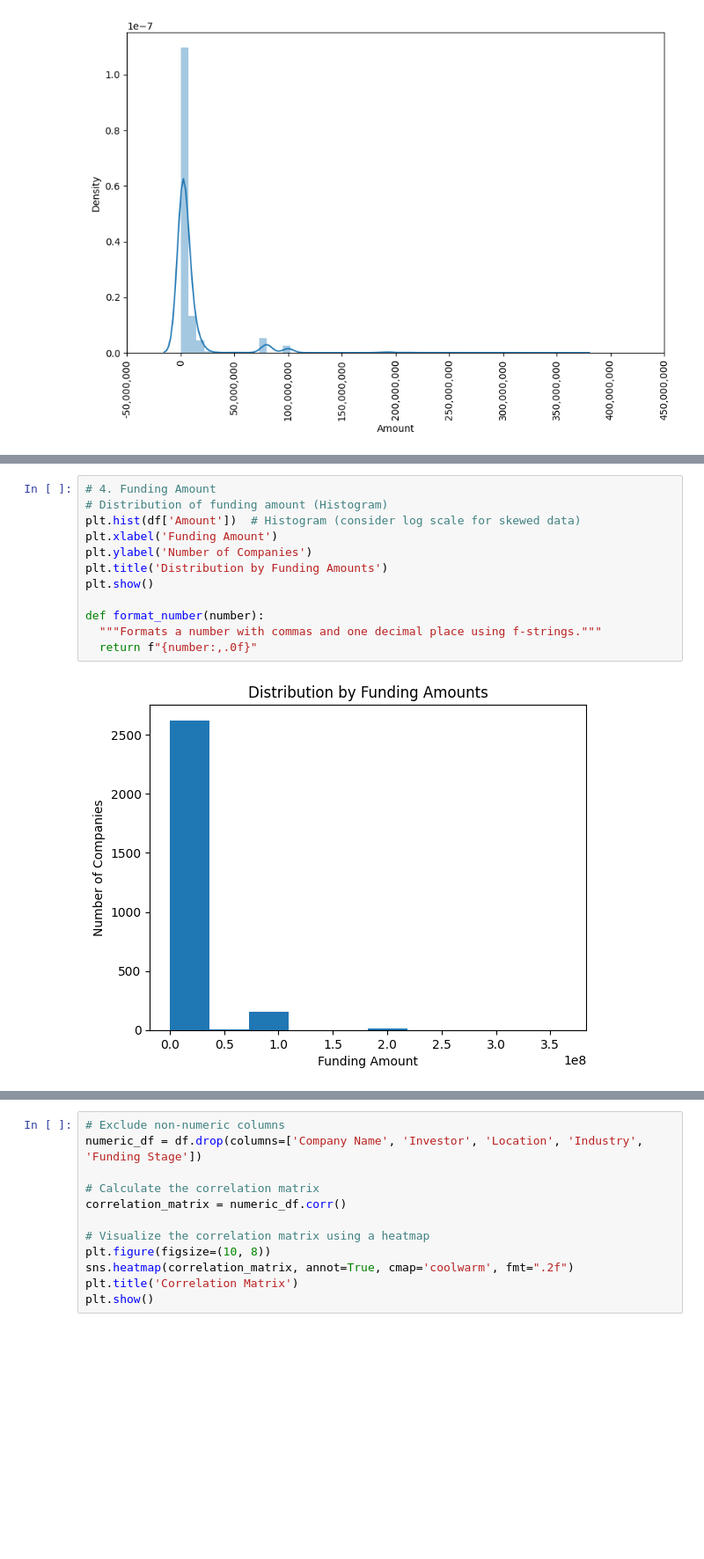
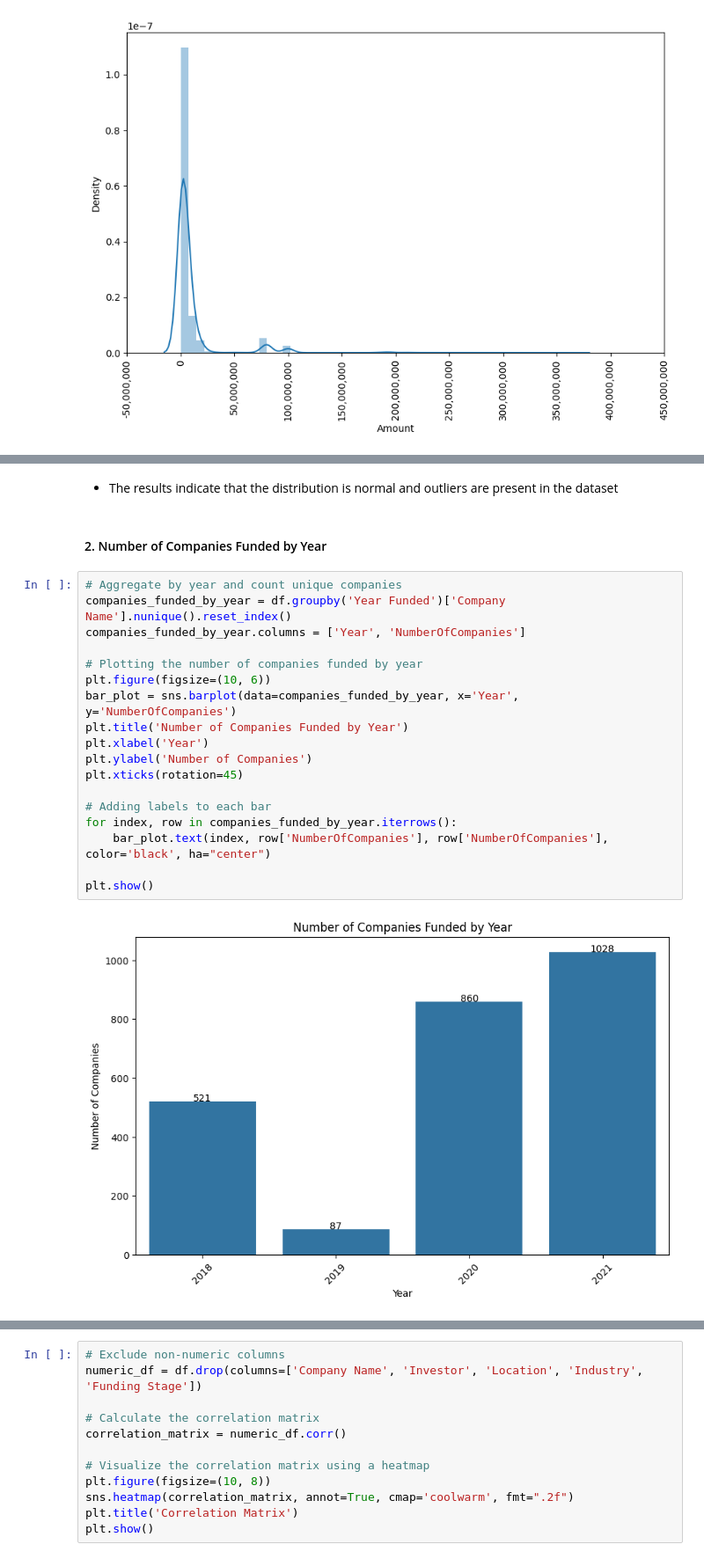
Before and after one commit to Cynthia-KE/Indian-StartUp-Funding-Analysis, a Jupyter notebook: notebooks/startup_analysis.ipynb, the cells around one changed output, grey strips where cells are left out. Shown: that part at 88% size. Drawn from its saved outputs; the diff is of its cells as text; blank space fills up the shorter version.

```diff
--- a/notebooks/startup_analysis.ipynb
+++ b/notebooks/startup_analysis.ipynb
@@ -1365,14 +1356,24 @@ plt.show()
-# %%
-# 4. Funding Amount
-# Distribution of funding amount (Histogram)
-plt.hist(df['Amount'])  # Histogram (consider log scale for skewed data)
-plt.xlabel('Funding Amount')
-plt.ylabel('Number of Companies')
-plt.title('Distribution by Funding Amounts')
-plt.show()
-
-def format_number(number):
-  """Formats a number with commas and one decimal place using f-strings."""
-  return f"{number:,.0f}"
-# %% [output]
-[figure, removed]
+# %% [markdown]
+- The results indicate that the distribution is normal and outliers are present in the dataset
+# %% [markdown]
+#### 2. Number of Companies Funded by Year
+# %%
+# Aggregate by year and count unique companies
+companies_funded_by_year = df.groupby('Year Funded')['Company Name'].nunique().reset_index()
+companies_funded_by_year.columns = ['Year', 'NumberOfCompanies']
+
+# Plotting the number of companies funded by year
+plt.figure(figsize=(10, 6))
+bar_plot = sns.barplot(data=companies_funded_by_year, x='Year', y='NumberOfCompanies')
+plt.title('Number of Companies Funded by Year')
+plt.xlabel('Year')
+plt.ylabel('Number of Companies')
+plt.xticks(rotation=45)
+
+# Adding labels to each bar
+for index, row in companies_funded_by_year.iterrows():
+    bar_plot.text(index, row['NumberOfCompanies'], row['NumberOfCompanies'], color='black', ha="center")
+
+plt.show()
+# %% [output]
+[figure, added]
```
Also changed, not shown: parts of 53 cells of this notebook.
